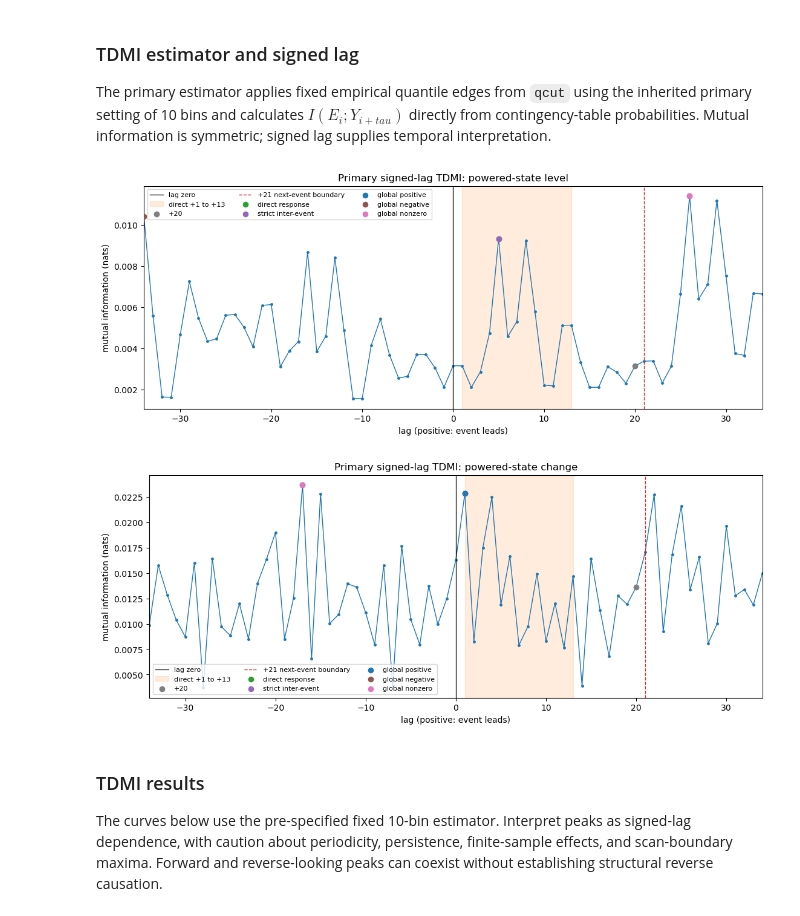
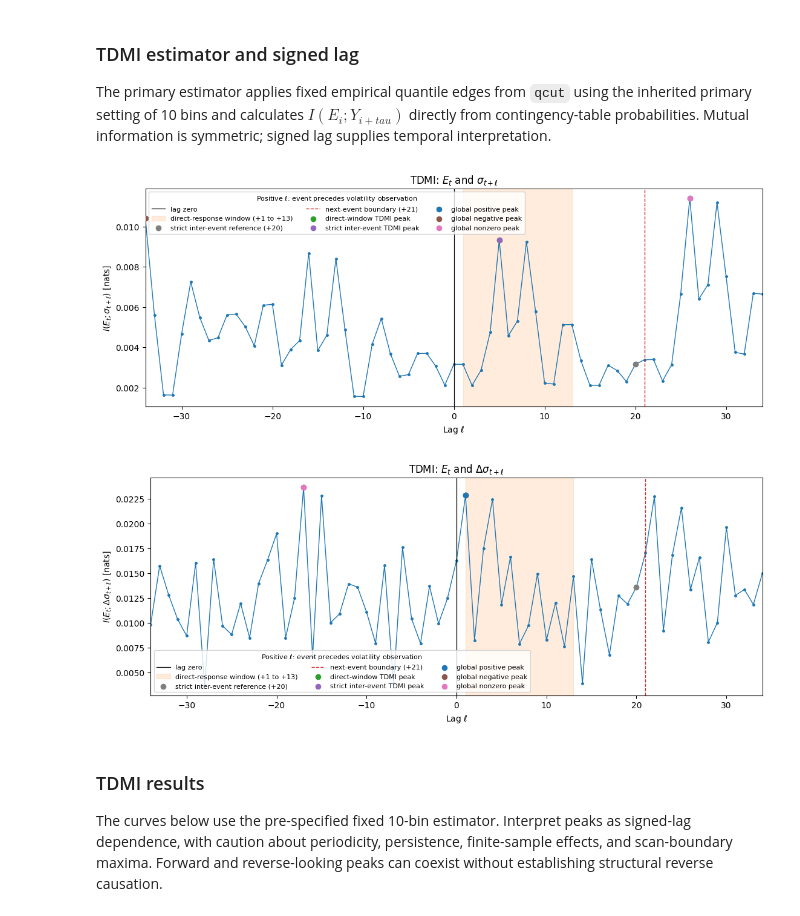
Before and after one commit to JivN24/HSBC-AN-RN, a Jupyter notebook: CODEWORK/Linus' Task Re-Do/01_dense_periodic_n1_gc_tdmi.ipynb, the cells around one changed output. Cells and saved outputs as stored; diff of their text form; code cells hidden in the pictures.

```diff
--- a/CODEWORK/Linus' Task Re-Do/01_dense_periodic_n1_gc_tdmi.ipynb
+++ b/CODEWORK/Linus' Task Re-Do/01_dense_periodic_n1_gc_tdmi.ipynb
@@ -25,6 +25,10 @@ import statsmodels.api as sm
 from scipy import stats
 from statsmodels.stats.multitest import multipletests
 from IPython.display import Markdown, display
+from pathlib import Path
+
+FIGURE_DIR = Path("figures")
+FIGURE_DIR.mkdir(exist_ok=True)
 
 assert {'reference_config','reference_timing','reference_result'}.issubset(globals())
 assert reference_config['model']['n'] == 1
@@ -166,14 +170,15 @@ def plot_gc_orders(target_name,title):
         mark_reverse_boundary(ax, subset)
     ax.axvline(DIRECT_END,color='black',linestyle='--',linewidth=.8,label='p=13')
     ax.set(title=title,xlabel='cumulative GC history order p',ylabel='partial R-squared',xlim=(1,GC_MAX_ORDER)); ax.legend(fontsize=7); plt.show()
-plot_gc_orders('Powered-state level','Cumulative GC partial R-squared: state level and reverse direction')
-plot_gc_orders('Powered-state change','Cumulative GC partial R-squared: state change and reverse direction')
+plot_gc_orders('Powered-state level',r'Cumulative GC partial R-squared: $\sigma$ and reverse diagnostic')
+plot_gc_orders('Powered-state change',r'Cumulative GC partial R-squared: $\Delta\sigma$ and reverse diagnostic')
 fig,axes=plt.subplots(2,1,figsize=(9,7),constrained_layout=True)
 for ax,target_name in zip(axes,['Powered-state level','Powered-state change']):
     for direction,subset in gc_scan.loc[gc_scan.target.eq(target_name)].groupby('direction'):
         ax.plot(subset.lag_order,subset.unrestricted_AIC,marker='o',markersize=3,label=direction)
         mark_reverse_boundary(ax, subset)
     ax.axvline(DIRECT_END,color='black',linestyle='--',linewidth=.8,label='p=13')
-    ax.set(title=f'Unrestricted AIC by order: {target_name.lower()}',xlabel='cumulative GC history order p',ylabel='AIC',xlim=(1,GC_MAX_ORDER)); ax.legend(fontsize=7)
+    display_target={'Powered-state level':r'$\sigma$','Powered-state change':r'$\Delta\sigma$'}[target_name]
+    ax.set(title=f'Unrestricted AIC by order: {display_target}',xlabel='cumulative GC history order p',ylabel='AIC',xlim=(1,GC_MAX_ORDER)); ax.legend(fontsize=7)
 plt.show()
 # %% [output]
@@ -251,36 +300,46 @@ The primary estimator applies fixed empirical quantile edges from `qcut` using t
 # %%
 def tdmi_pairs(event,target,lag):
     event,target=np.asarray(event,int),np.asarray(target,float)
     return (event[:-lag],target[lag:]) if lag>0 else ((event[-lag:],target[:lag]) if lag<0 else (event,target))
 def fixed_quantile_edges(values,bins):
     _,edges=pd.qcut(pd.Series(values,dtype=float),q=bins,retbins=True,duplicates='drop'); edges=np.asarray(edges,float)
     if len(edges)<3: raise ValueError('fewer than two TDMI bins.')
     edges[0],edges[-1]=-np.inf,np.inf; return edges
 def mi_from_counts(event,bins):
     counts=pd.crosstab(pd.Series(event),pd.Series(bins),dropna=False).to_numpy(float); joint=counts/counts.sum(); independent=joint.sum(1,keepdims=True)@joint.sum(0,keepdims=True); nonzero=joint>0
     return float(np.sum(joint[nonzero]*np.log(joint[nonzero]/independent[nonzero])))
 def compute_tdmi_curve(event,target,bins=10):
     edges=fixed_quantile_edges(target,bins); rows=[]
     for lag in range(-TDMI_MAX_LAG,TDMI_MAX_LAG+1):
         e,y=tdmi_pairs(event,target,lag); b=pd.cut(pd.Series(y),bins=edges,labels=False,include_lowest=True); rows.append({'lag':lag,'n_pairs':len(e),'mutual_information':mi_from_counts(e,b.to_numpy(int))})
     return pd.DataFrame(rows)
 def summarise_tdmi_windows(curve,target_name):
     windows=[('direct response',1,DIRECT_END,'event response'),('strict inter-event',1,INTER_EVENT_END,'before next event'),('next-event boundary',NEXT_EVENT_BOUNDARY,NEXT_EVENT_BOUNDARY,'next scheduled event'),('global positive',1,TDMI_MAX_LAG,'event leads target'),('global negative',-TDMI_MAX_LAG,-1,'target leads event'),('global nonzero',-TDMI_MAX_LAG,TDMI_MAX_LAG,'largest nonzero dependence'),('lag zero',0,0,'contemporaneous dependence')]; rows=[]
     for window,lo,hi,text in windows:
         data=curve.loc[curve.lag.between(lo,hi)]; data=data.loc[data.lag.ne(0)] if window=='global nonzero' else data; best=data.nlargest(1,'mutual_information').iloc[0]; boundary=bool(best.lag in {-TDMI_MAX_LAG,TDMI_MAX_LAG})
         rows.append({'target':target_name,'window':window,'best lag':int(best.lag),'TDMI value':float(best.mutual_information),'boundary maximum':boundary,'interpretation':text+('; scan-boundary maximum' if boundary else '')})
     return pd.DataFrame(rows)
 def plot_tdmi_curve(curve,summary,target_name):
-    fig,ax=plt.subplots(figsize=(11,4.4),constrained_layout=True); ax.plot(curve.lag,curve.mutual_information,marker='o',markersize=2.5,linewidth=1); ax.axvline(0,color='black',linewidth=.9,label='lag zero'); ax.axvspan(1,DIRECT_END,color='tab:orange',alpha=.14,label='direct +1 to +13')
-    at20=curve.loc[curve.lag.eq(INTER_EVENT_END)].iloc[0]; ax.scatter(INTER_EVENT_END,at20.mutual_information,color='tab:gray',zorder=4,label='+20'); ax.axvline(NEXT_EVENT_BOUNDARY,color='tab:red',linestyle='--',linewidth=1,label='+21 next-event boundary')
+    figure_labels={
+        'powered-state level':(r'TDMI: $E_t$ and $\sigma_{t+\ell}$',r'$I(E_t;\sigma_{t+\ell})$ [nats]'),
+        'powered-state change':(r'TDMI: $E_t$ and $\Delta\sigma_{t+\ell}$',r'$I(E_t;\Delta\sigma_{t+\ell})$ [nats]'),
+    }
+    output_paths={
+        'powered-state level':'tdmi_event_sigma.pdf',
+        'powered-state change':'fig_4_1b_tdmi_event_delta_sigma.pdf',
+    }
+    title,ylabel=figure_labels[target_name]
+    fig,ax=plt.subplots(figsize=(11,4.4),constrained_layout=True); ax.plot(curve.lag,curve.mutual_information,marker='o',markersize=2.5,linewidth=1); ax.axvline(0,color='black',linewidth=.9,label='lag zero'); ax.axvspan(1,DIRECT_END,color='tab:orange',alpha=.14,label='direct-response window (+1 to +13)')
+    at20=curve.loc[curve.lag.eq(INTER_EVENT_END)].iloc[0]; ax.scatter(INTER_EVENT_END,at20.mutual_information,color='tab:gray',zorder=4,label='strict inter-event reference (+20)'); ax.axvline(NEXT_EVENT_BOUNDARY,color='tab:red',linestyle='--',linewidth=1,label='next-event boundary (+21)')
+    peak_labels={'direct response':'direct-window TDMI peak','strict inter-event':'strict inter-event TDMI peak','global positive':'global positive peak','global negative':'global negative peak','global nonzero':'global nonzero peak'}
     for window,color in {'direct response':'tab:green','strict inter-event':'tab:purple','global positive':'tab:blue','global negative':'tab:brown','global nonzero':'tab:pink'}.items():
-        row=summary.loc[summary.window.eq(window)].iloc[0]; ax.scatter(row['best lag'],row['TDMI value'],color=color,s=35,zorder=5,label=window)
-    ax.set(title=f'Primary signed-lag TDMI: {target_name}',xlabel='lag (positive: event leads)',ylabel='mutual information (nats)',xlim=(-TDMI_MAX_LAG,TDMI_MAX_LAG)); ax.legend(ncol=3,fontsize=8); plt.show()
+        row=summary.loc[summary.window.eq(window)].iloc[0]; ax.scatter(row['best lag'],row['TDMI value'],color=color,s=35,zorder=5,label=peak_labels[window])
+    ax.set(title=title,xlabel=r'Lag $\ell$',ylabel=ylabel,xlim=(-TDMI_MAX_LAG,TDMI_MAX_LAG)); ax.legend(ncol=3,fontsize=8,title=r'Positive $\ell$: event precedes volatility observation',title_fontsize=8); fig.savefig(FIGURE_DIR / output_paths[target_name], bbox_inches="tight"); plt.show()
 level_tdmi=compute_tdmi_curve(level_table.event,level_table.state); level_tdmi_summary=summarise_tdmi_windows(level_tdmi,'Powered-state level'); plot_tdmi_curve(level_tdmi,level_tdmi_summary,'powered-state level')
 change_tdmi=compute_tdmi_curve(change_table.event,change_table.state_change); change_tdmi_summary=summarise_tdmi_windows(change_tdmi,'Powered-state change'); plot_tdmi_curve(change_tdmi,change_tdmi_summary,'powered-state change')
 # %% [output]
-[figure, old version]
+[figure, new version]
-[figure, old version]
+[figure, new version]
 # %% [markdown]
 ### TDMI results
 
```
Also changed, not shown: parts of 3 cells of this notebook, 18 other files.
